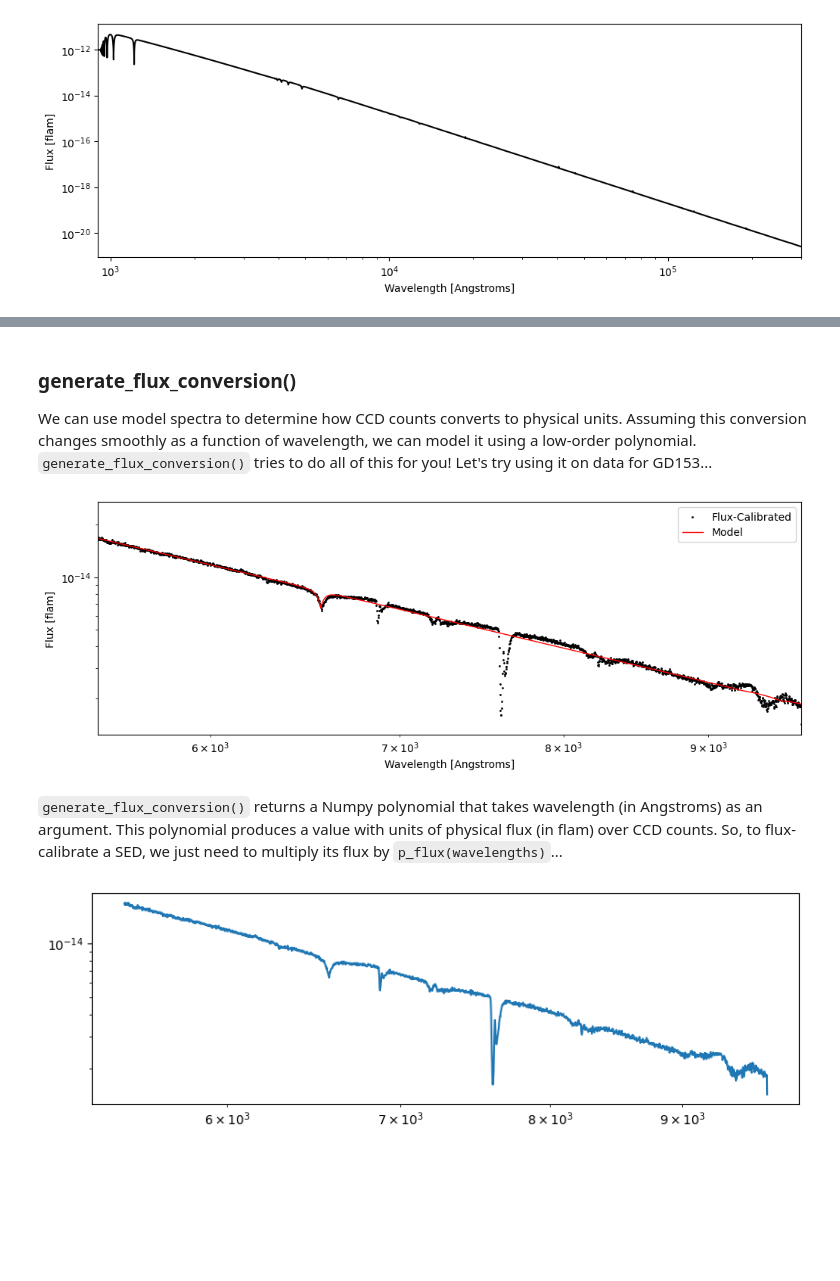
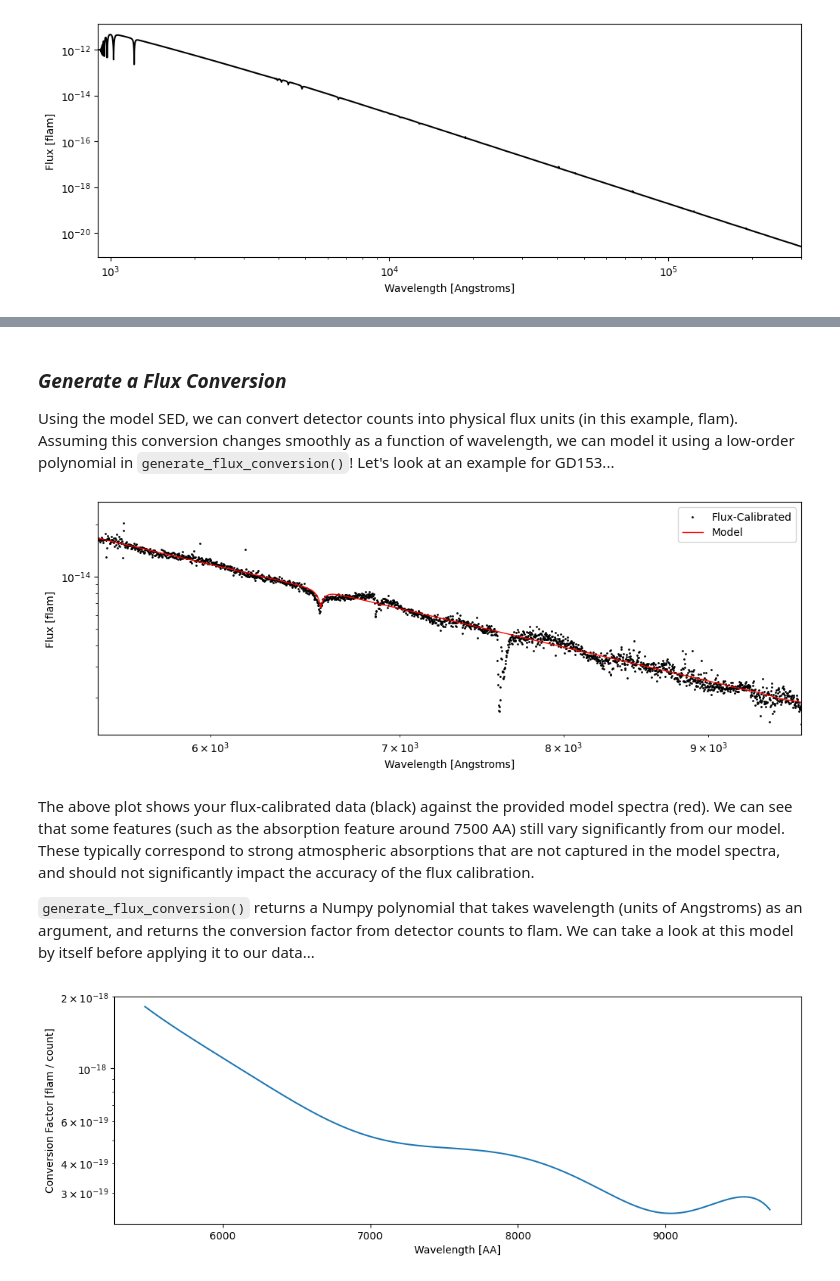
Before and after one commit to Autumn10677/specsuite, a Jupyter notebook: docs/flux_calibration.ipynb, the cells around one changed output, grey strips where cells are left out. Cells and saved outputs as stored; diff of their text form; code cells hidden in the pictures; blank space fills up the shorter version.

````diff
--- a/docs/flux_calibration.ipynb
+++ b/docs/flux_calibration.ipynb
@@ -50,6 +86,9 @@ For example...
 # %%
-_ = ss.load_STIS_spectra("16 CYG B",
-                         filetype="stis",
-                         wavelength_bounds=[3000, 10000]*u.AA,
-                         debug=True)
+import astropy.units as u
+
+model_wavs, model_flux, _ = ss.load_STIS_spectra(
+    name = "GD153",
+    wavelength_bounds=[5000, 10000] * u.AA,
+    debug=True,
+)
 # %% [output]
@@ -58,0 +98,7 @@ _ = ss.load_STIS_spectra("16 CYG B",
+# %%
+_ = ss.load_STIS_spectra(
+    name = "GD153",
+    filetype = "stis",
+    wavelength_bounds=[5000, 10000]*u.AA,
+    debug=True,
+)
@@ -59,26 +119,31 @@ _ = ss.load_STIS_spectra("16 CYG B",
 # %% [markdown]
-### generate_flux_conversion()
+### _Generate a Flux Conversion_
 
-We can use model spectra to determine how CCD counts converts to physical units. Assuming this conversion changes smoothly as a function of wavelength, we can model it using a low-order polynomial. ```generate_flux_conversion()``` tries to do all of this for you! Let's try using it on data for GD153...
+Using the model SED, we can convert detector counts into physical flux units (in this example, flam). Assuming this conversion changes smoothly as a function of wavelength, we can model it using a low-order polynomial in ```generate_flux_conversion()```! Let's look at an example for GD153...
 # %%
-model_wavs, model_flux, _ = ss.load_STIS_spectra("GD153", wavelength_bounds=[5000, 10000]*u.AA)
-
-p_flux = ss.generate_flux_conversion(w_extracted,
-                                     model_wavs,
-                                     flux_extracted,
-                                     model_flux,
-                                     err,
-                                     debug=True)
+p_flux = ss.generate_flux_conversion(
+    w_measured = measured_wavs,
+    w_model = model_wavs,
+    f_measured = flux_extracted,
+    f_model = model_flux,
+    err = uncertainty_extracted,
+    debug = True
+)
 # %% [output]
-[figure, old version]
+[figure, new version]
 # %% [markdown]
-```generate_flux_conversion()``` returns a Numpy polynomial that takes wavelength (in Angstroms) as an argument. This polynomial produces a value with units of physical flux (in flam) over CCD counts. So, to flux-calibrate a SED, we just need to multiply its flux by ```p_flux(wavelengths)```...
+The above plot shows your flux-calibrated data (black) against the provided model spectra (red). We can see that some features (such as the absorption feature around 7500 AA) still vary significantly from our model. These typically correspond to strong atmospheric absorptions that are not captured in the model spectra, and should not significantly impact the accuracy of the flux calibration.
+
+```generate_flux_conversion()``` returns a Numpy polynomial that takes wavelength (units of Angstroms) as an argument, and returns the conversion factor from detector counts to flam. We can take a look at this model by itself before applying it to our data...
 # %%
-calibrated_gd153 = flux_extracted.flatten()*p_flux(w_extracted)
+import matplotlib.pyplot as plt
 
-plt.plot(w_extracted, calibrated_gd153)
-plt.xscale("log")
+conversion = p_flux(measured_wavs)
+
+plt.plot(measured_wavs, conversion)
+plt.xlabel("Wavelength [AA]")
+plt.ylabel("Conversion Factor [flam / count]")
 plt.yscale("log")
 plt.show()
 # %% [output]
-[figure, old version]
+[figure, new version]
````
Also changed, not shown: parts of 21 cells of this notebook, 7 other files.
